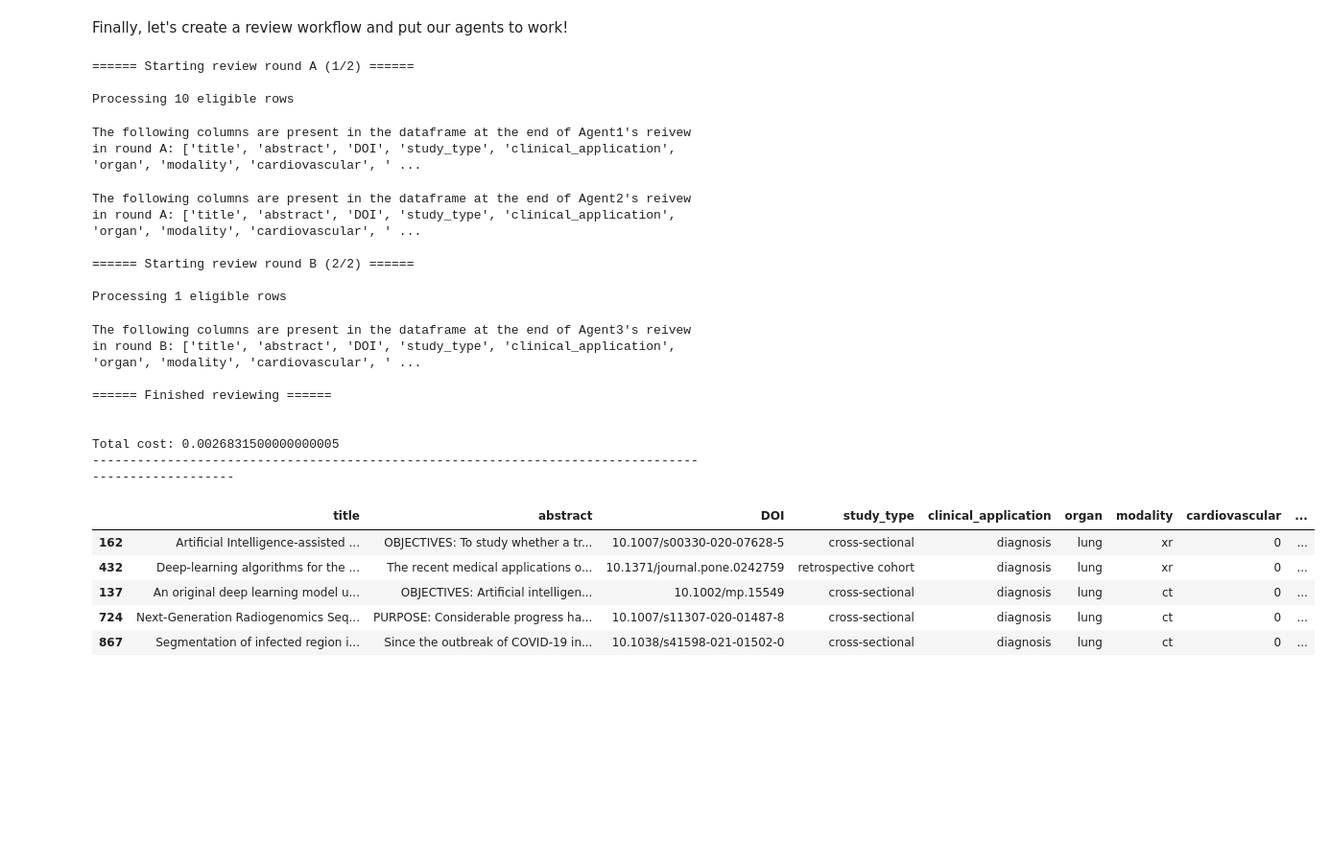
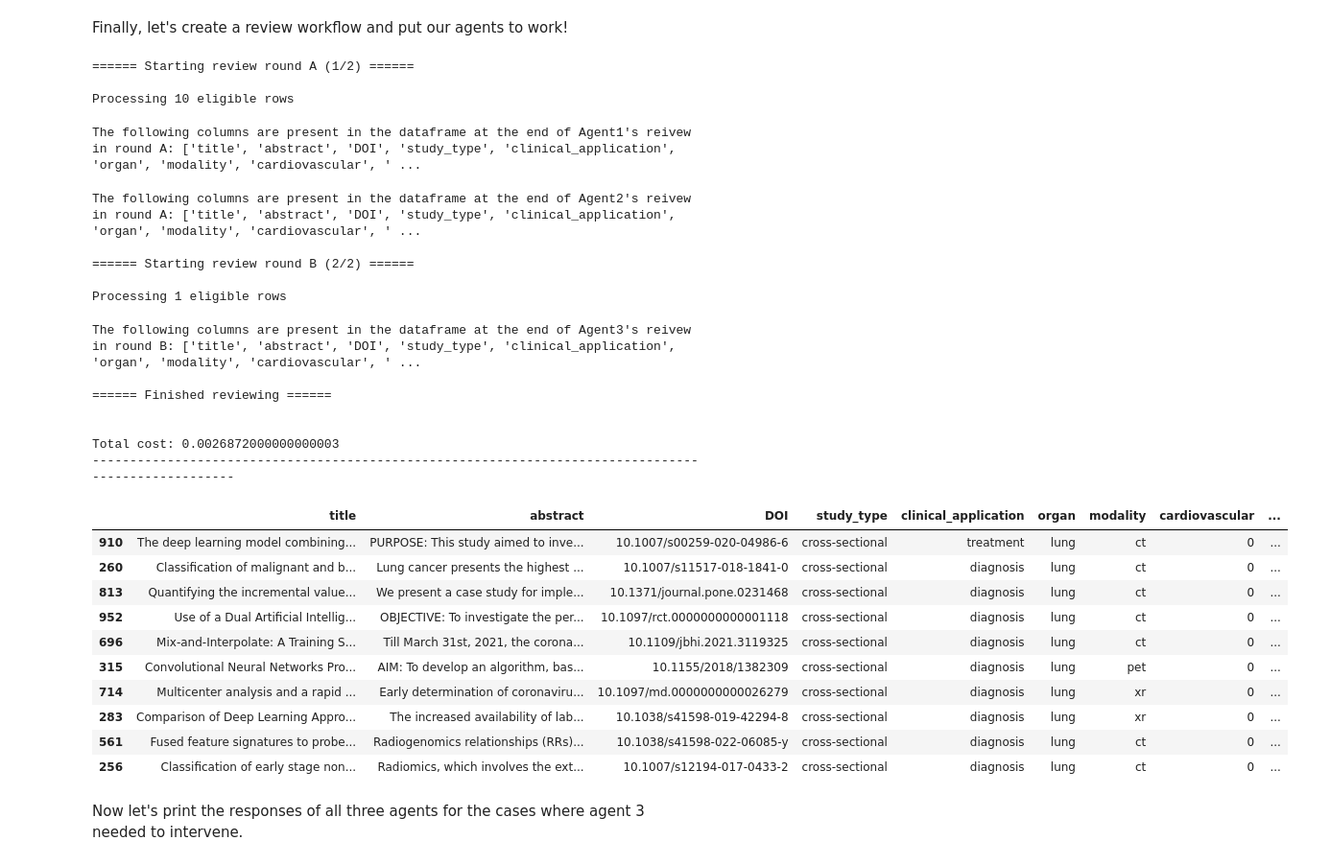
Before and after one commit to kevinchung58/LatteReview, a Jupyter notebook: tutorials/title_abstract_review/title_abstract_review.ipynb, the cells around one changed output. Shown: that part at 96% size. Drawn from its saved outputs; the diff is of its cells as text; code cells hidden in the pictures; blank space fills up the shorter version.

```diff
--- a/tutorials/title_abstract_review/title_abstract_review.ipynb
+++ b/tutorials/title_abstract_review/title_abstract_review.ipynb
@@ -90,13 +93,13 @@ Agent2 = TitleAbstractReviewer(
 )
 
 Agent3 = TitleAbstractReviewer(
-    provider=LiteLLMProvider(model="gpt-4o"),
+    provider=LiteLLMProvider(model="o3-mini"),
     name="Agent3",
     backstory="a senior MD-PhD researcher with years of experience in conducting systematic reviews in radiology and deep learning",
     inclusion_criteria = inclusion_criteria,
     exclusion_criteria = exclusion_criteria,
     max_concurrent_requests=30,
-    model_args={"max_tokens": 200, "temperature": 0.1},
+    model_args={'reasoning_effort': 'medium'},
     additional_context="""
     Two PhD reviewers have already reviewed this article and disagree on how to evaluate it. You can read their evaluation above.
     """
@@ -161,14 +164,21 @@ The following columns are present in the dataframe at the end of Agent3's reivew
 ====== Finished reviewing ======
 
 
-Total cost: 0.0026831500000000005
+Total cost: 0.0026872000000000003
 ----------------------------------------------------------------------------------------------------
 # %%
-updated_df.head()
+updated_df
 # %% [output]
 |  | title | abstract | DOI | study_type | clinical_application | organ | modality | cardiovascular | ... |
-| 162 | Artificial Intelligence-assisted ... | OBJECTIVES: To study whether a tr... | 10.1007/s00330-020-07628-5 | cross-sectional | diagnosis | lung | xr | 0 | ... |
-| 432 | Deep-learning algorithms for the ... | The recent medical applications o... | 10.1371/journal.pone.0242759 | retrospective cohort | diagnosis | lung | xr | 0 | ... |
-| 137 | An original deep learning model u... | OBJECTIVES: Artificial intelligen... | 10.1002/mp.15549 | cross-sectional | diagnosis | lung | ct | 0 | ... |
-| 724 | Next-Generation Radiogenomics Seq... | PURPOSE: Considerable progress ha... | 10.1007/s11307-020-01487-8 | cross-sectional | diagnosis | lung | ct | 0 | ... |
-| 867 | Segmentation of infected region i... | Since the outbreak of COVID-19 in... | 10.1038/s41598-021-01502-0 | cross-sectional | diagnosis | lung | ct | 0 | ... |
+| 910 | The deep learning model combining... | PURPOSE: This study aimed to inve... | 10.1007/s00259-020-04986-6 | cross-sectional | treatment | lung | ct | 0 | ... |
+| 260 | Classification of malignant and b... | Lung cancer presents the highest ... | 10.1007/s11517-018-1841-0 | cross-sectional | diagnosis | lung | ct | 0 | ... |
+| 813 | Quantifying the incremental value... | We present a case study for imple... | 10.1371/journal.pone.0231468 | cross-sectional | diagnosis | lung | ct | 0 | ... |
+| 952 | Use of a Dual Artificial Intellig... | OBJECTIVE: To investigate the per... | 10.1097/rct.0000000000001118 | cross-sectional | diagnosis | lung | ct | 0 | ... |
+| 696 | Mix-and-Interpolate: A Training S... | Till March 31st, 2021, the corona... | 10.1109/jbhi.2021.3119325 | cross-sectional | diagnosis | lung | ct | 0 | ... |
+| 315 | Convolutional Neural Networks Pro... | AIM: To develop an algorithm, bas... | 10.1155/2018/1382309 | cross-sectional | diagnosis | lung | pet | 0 | ... |
+| 714 | Multicenter analysis and a rapid ... | Early determination of coronaviru... | 10.1097/md.0000000000026279 | cross-sectional | diagnosis | lung | xr | 0 | ... |
+| 283 | Comparison of Deep Learning Appro... | The increased availability of lab... | 10.1038/s41598-019-42294-8 | cross-sectional | diagnosis | lung | xr | 0 | ... |
+| 561 | Fused feature signatures to probe... | Radiogenomics relationships (RRs)... | 10.1038/s41598-022-06085-y | cross-sectional | diagnosis | lung | ct | 0 | ... |
+| 256 | Classification of early stage non... | Radiomics, which involves the ext... | 10.1007/s12194-017-0433-2 | cross-sectional | diagnosis | lung | ct | 0 | ... |
+# %% [markdown]
+Now let's print the responses of all three agents for the cases where agent 3 needed to intervene.
```
Also changed, not shown: parts of 2 cells of this notebook, 8 other files.
